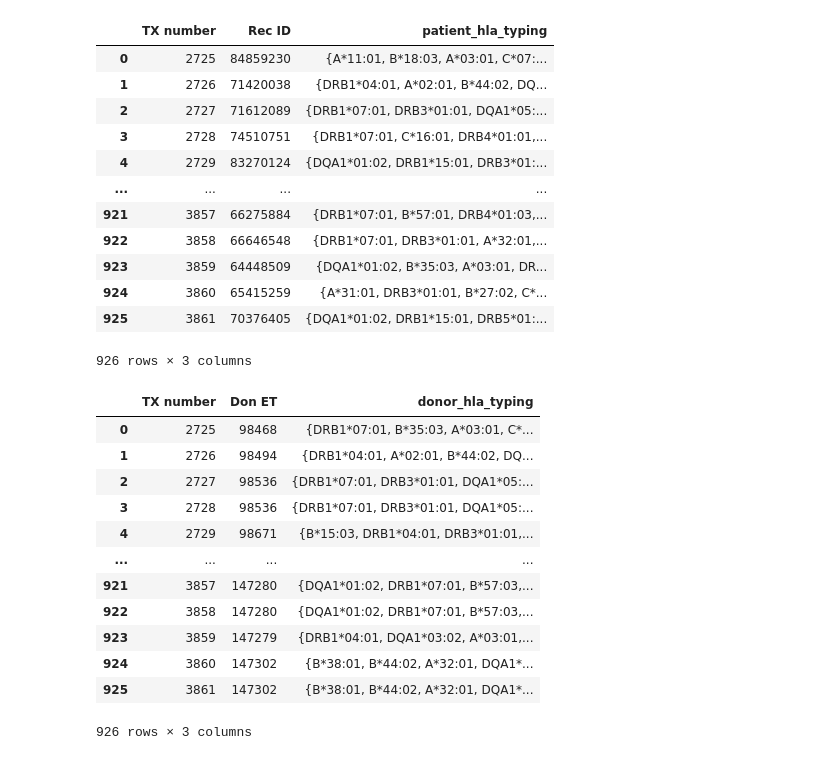
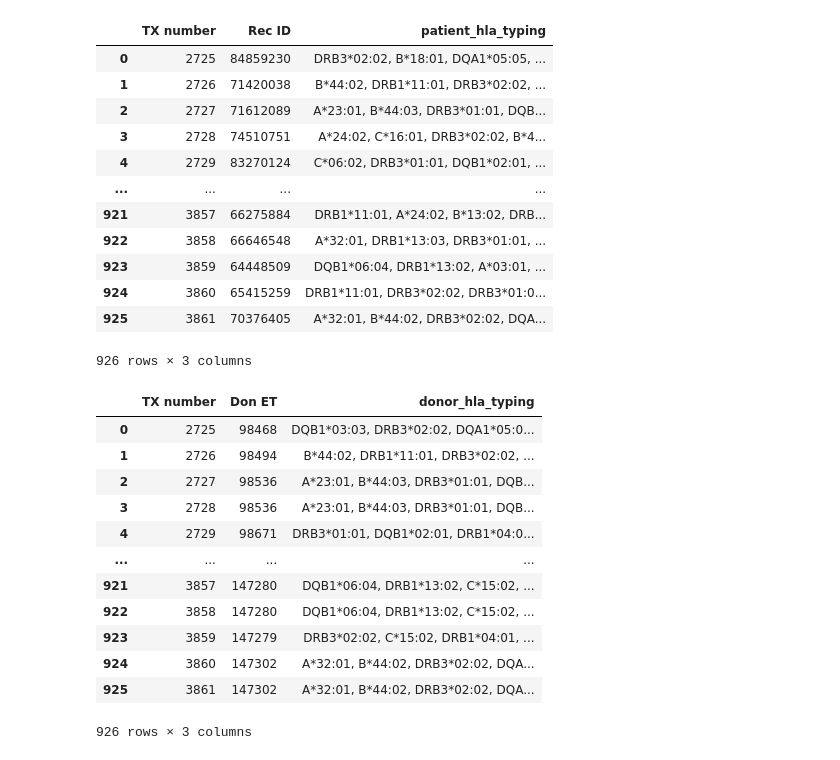
Before and after one commit to umcu-stride/desa_paper, a Jupyter notebook: Notebooks/Luven Data/hla_typings_preparations.ipynb, the cells around one changed output. Drawn from its saved outputs; the diff is of its cells as text; code cells hidden in the pictures.

```diff
--- a/Notebooks/Luven Data/hla_typings_preparations.ipynb
+++ b/Notebooks/Luven Data/hla_typings_preparations.ipynb
@@ -7,43 +7,43 @@ hla_d = pd.read_excel('/Users/Danial/UMCUtrecht/Leuven/Original/HR typing donor.
 # %%
 patient_hla_cols = ['Rec1stA', 'Rec2ndA', 'Rec1stB', 'Rec2ndB', 'Rec1stC', 'Rec2ndC', '1stDRB', '2ndDRB', '1stDRW', '2ndDRW', '1stDQB', '2ndDQB', '1stDQA', '2ndDQA']
 cols = ['TX number', 'Rec ID'] + patient_hla_cols
 hla_patient = hla_p[cols].assign(
-    patient_hla_typing = hla_p[patient_hla_cols].apply(lambda x: set([hla for hla in x]), axis=1)
+    patient_hla_typing = hla_p[patient_hla_cols].apply(lambda x: ', '.join(set([hla for hla in x])), axis=1)
 ).drop(patient_hla_cols, axis=1)
 hla_patient
 # %% [output]
 |  | TX number | Rec ID | patient_hla_typing |
-| 0 | 2725 | 84859230 | {A*11:01, B*18:03, A*03:01, C*07:... |
-| 1 | 2726 | 71420038 | {DRB1*04:01, A*02:01, B*44:02, DQ... |
-| 2 | 2727 | 71612089 | {DRB1*07:01, DRB3*01:01, DQA1*05:... |
-| 3 | 2728 | 74510751 | {DRB1*07:01, C*16:01, DRB4*01:01,... |
-| 4 | 2729 | 83270124 | {DQA1*01:02, DRB1*15:01, DRB3*01:... |
+| 0 | 2725 | 84859230 | DRB3*02:02, B*18:01, DQA1*05:05, ... |
+| 1 | 2726 | 71420038 | B*44:02, DRB1*11:01, DRB3*02:02, ... |
+| 2 | 2727 | 71612089 | A*23:01, B*44:03, DRB3*01:01, DQB... |
+| 3 | 2728 | 74510751 | A*24:02, C*16:01, DRB3*02:02, B*4... |
+| 4 | 2729 | 83270124 | C*06:02, DRB3*01:01, DQB1*02:01, ... |
 | ... | ... | ... | ... |
-| 921 | 3857 | 66275884 | {DRB1*07:01, B*57:01, DRB4*01:03,... |
-| 922 | 3858 | 66646548 | {DRB1*07:01, DRB3*01:01, A*32:01,... |
-| 923 | 3859 | 64448509 | {DQA1*01:02, B*35:03, A*03:01, DR... |
-| 924 | 3860 | 65415259 | {A*31:01, DRB3*01:01, B*27:02, C*... |
-| 925 | 3861 | 70376405 | {DQA1*01:02, DRB1*15:01, DRB5*01:... |
+| 921 | 3857 | 66275884 | DRB1*11:01, A*24:02, B*13:02, DRB... |
+| 922 | 3858 | 66646548 | A*32:01, DRB1*13:03, DRB3*01:01, ... |
+| 923 | 3859 | 64448509 | DQB1*06:04, DRB1*13:02, A*03:01, ... |
+| 924 | 3860 | 65415259 | DRB1*11:01, DRB3*02:02, DRB3*01:0... |
+| 925 | 3861 | 70376405 | A*32:01, B*44:02, DRB3*02:02, DQA... |
 926 rows × 3 columns
 # %%
 donor_hla_cols = ['D1stA', 'D2ndA', 'D1stB', 'D2ndB', 'D1stC', 'D2ndC','1stDRB', '2ndDRB', '1stDRW', '2ndDRW', '1stDQB', '2ndDQB', '1stDQA', '2ndDQA']
 cols = ['TX number', 'Don ET'] + donor_hla_cols
 hla_donor = hla_d[cols].assign(
-    donor_hla_typing = hla_d[donor_hla_cols].apply(lambda x: set([hla for hla in x]), axis=1)
+    donor_hla_typing = hla_d[donor_hla_cols].apply(lambda x: ', '.join(set([hla for hla in x])), axis=1)
 ).drop(donor_hla_cols, axis=1)
 hla_donor
 # %% [output]
 |  | TX number | Don ET | donor_hla_typing |
-| 0 | 2725 | 98468 | {DRB1*07:01, B*35:03, A*03:01, C*... |
-| 1 | 2726 | 98494 | {DRB1*04:01, A*02:01, B*44:02, DQ... |
-| 2 | 2727 | 98536 | {DRB1*07:01, DRB3*01:01, DQA1*05:... |
-| 3 | 2728 | 98536 | {DRB1*07:01, DRB3*01:01, DQA1*05:... |
-| 4 | 2729 | 98671 | {B*15:03, DRB1*04:01, DRB3*01:01,... |
+| 0 | 2725 | 98468 | DQB1*03:03, DRB3*02:02, DQA1*05:0... |
+| 1 | 2726 | 98494 | B*44:02, DRB1*11:01, DRB3*02:02, ... |
+| 2 | 2727 | 98536 | A*23:01, B*44:03, DRB3*01:01, DQB... |
+| 3 | 2728 | 98536 | A*23:01, B*44:03, DRB3*01:01, DQB... |
+| 4 | 2729 | 98671 | DRB3*01:01, DQB1*02:01, DRB1*04:0... |
 | ... | ... | ... | ... |
-| 921 | 3857 | 147280 | {DQA1*01:02, DRB1*07:01, B*57:03,... |
-| 922 | 3858 | 147280 | {DQA1*01:02, DRB1*07:01, B*57:03,... |
-| 923 | 3859 | 147279 | {DRB1*04:01, DQA1*03:02, A*03:01,... |
-| 924 | 3860 | 147302 | {B*38:01, B*44:02, A*32:01, DQA1*... |
-| 925 | 3861 | 147302 | {B*38:01, B*44:02, A*32:01, DQA1*... |
+| 921 | 3857 | 147280 | DQB1*06:04, DRB1*13:02, C*15:02, ... |
+| 922 | 3858 | 147280 | DQB1*06:04, DRB1*13:02, C*15:02, ... |
+| 923 | 3859 | 147279 | DRB3*02:02, C*15:02, DRB1*04:01, ... |
+| 924 | 3860 | 147302 | A*32:01, B*44:02, DRB3*02:02, DQA... |
+| 925 | 3861 | 147302 | A*32:01, B*44:02, DRB3*02:02, DQA... |
 926 rows × 3 columns
 # %%
```
Also changed, not shown: parts of 5 cells of this notebook, 1 other file.
